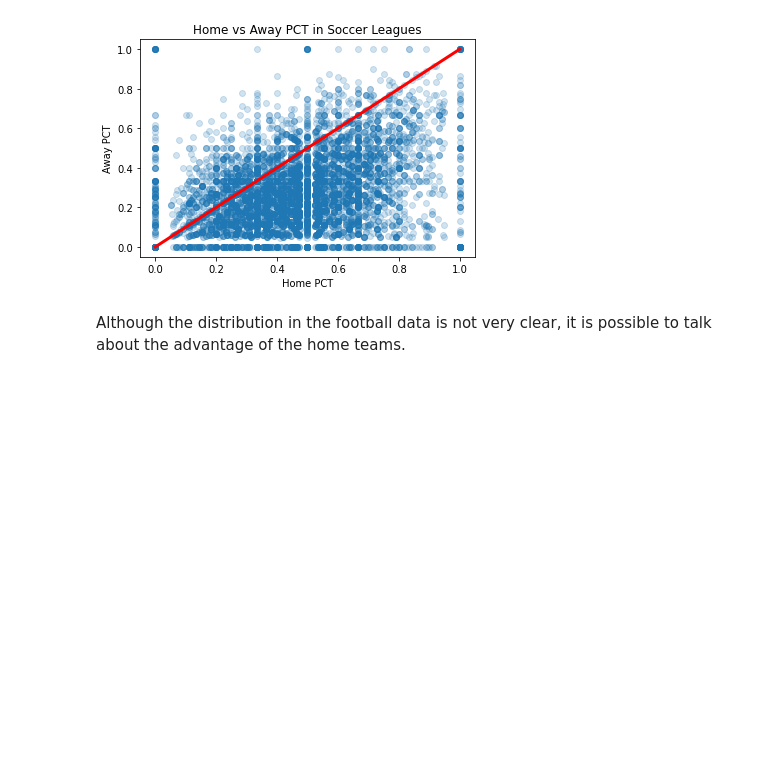
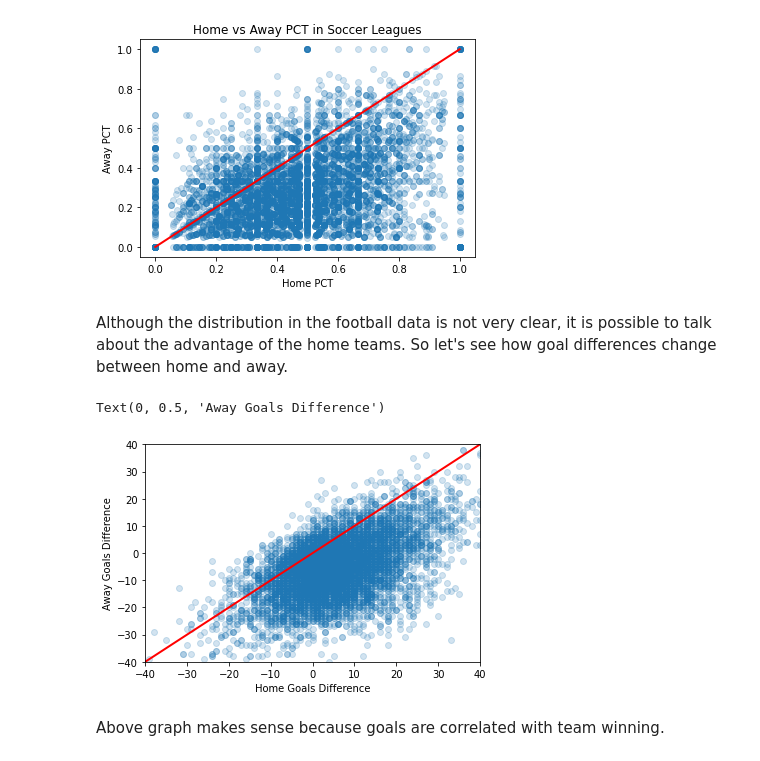
Before and after one commit to eozhisarcikli/home-advantage-in-sports, a Jupyter notebook: Home Advantage in Sports.ipynb, the cells around one changed output. Saved outputs shown, nothing was run; the diff lists cells and outputs as text; code cells hidden in the pictures; blank space fills up the shorter version.

```diff
--- a/Home Advantage in Sports.ipynb
+++ b/Home Advantage in Sports.ipynb
@@ -76,4 +95,16 @@ plt.title('Home vs Away PCT in Soccer Leagues')
 Text(0.5, 1.0, 'Home vs Away PCT in Soccer Leagues')
 [figure]
 # %% [markdown]
-Although the distribution in the football data is not very clear, it is possible to talk about the advantage of the home teams.
+Although the distribution in the football data is not very clear, it is possible to talk about the advantage of the home teams. So let's see how goal differences change between home and away.
+# %%
+plt.plot(Soccer.HomeRatio,Soccer.AwayGoalsDiff,'o', alpha = 0.2)
+plt.plot([-100,80],[-100,80], linewidth=2,color="red")
+plt.xlim([-40,40])
+plt.ylim([-40,40])
+plt.xlabel('Home Goals Difference')
+plt.ylabel('Away Goals Difference')
+# %% [output]
+Text(0, 0.5, 'Away Goals Difference')
+[figure, added]
+# %% [markdown]
+Above graph makes sense because goals are correlated with team winning.
```
Also changed, not shown: parts of 7 cells of this notebook.
